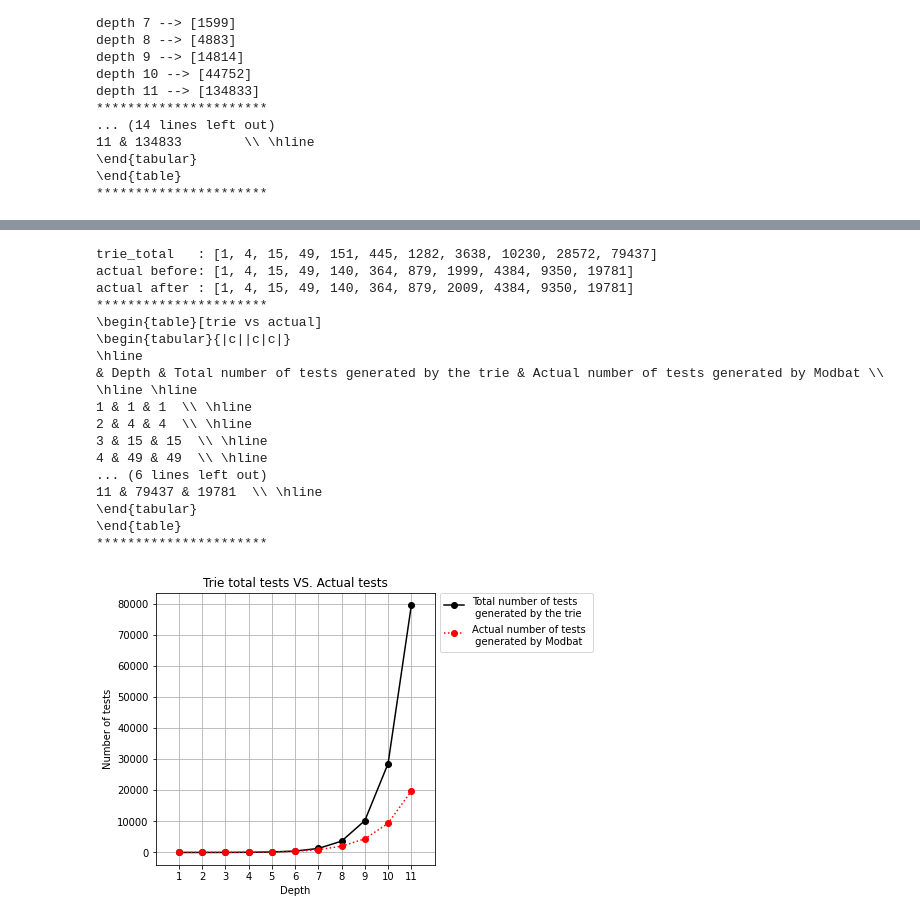
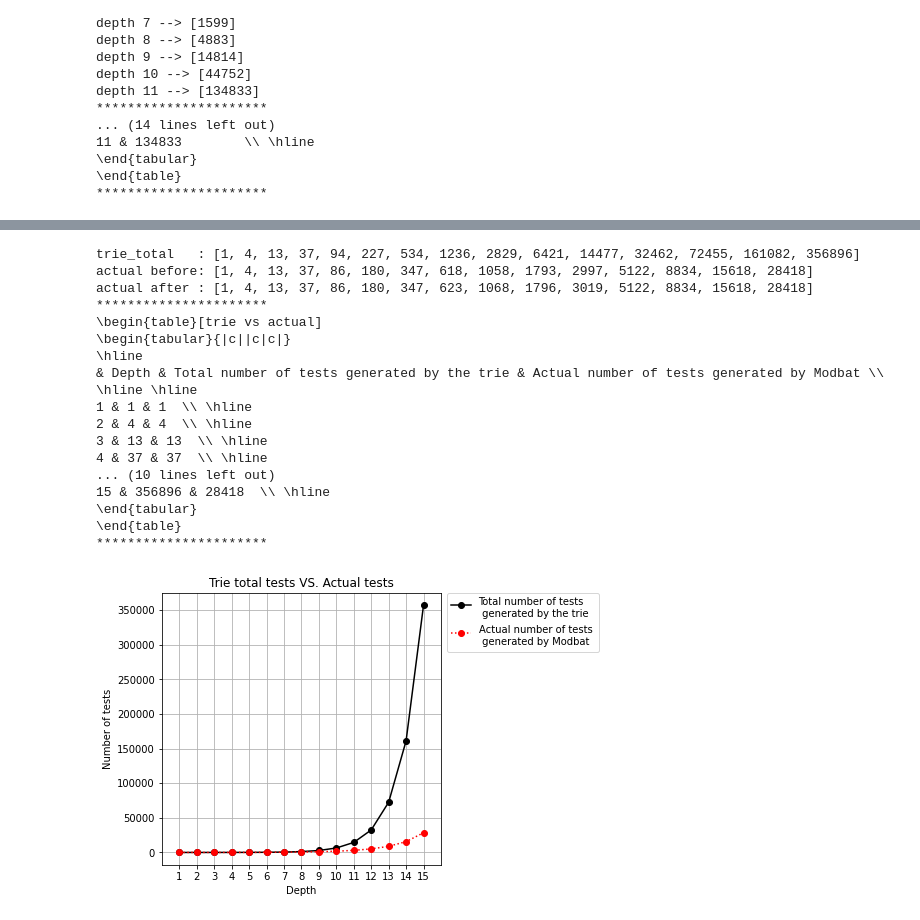
Before and after one commit to nour95/analysis, a Jupyter notebook: simple_cov/analysis/plot_JavaSocket_csv.ipynb, the cells around one changed output, grey strips where cells are left out. Drawn from its saved outputs; the diff is of its cells as text; code cells hidden in the pictures.

```diff
--- a/simple_cov/analysis/plot_JavaSocket_csv.ipynb
+++ b/simple_cov/analysis/plot_JavaSocket_csv.ipynb
@@ -275,7 +282,7 @@ data_map['loopOpt'] = bool_to_str(loopOpt)
 data_map['need_y_limit'] = True
 
 # data_map['positions'] = [1, 2,   3.5, 6, 9,  13,   17.5, 22.5]
-data_map['positions'] =   [1, 2.5, 4.5, 7, 10, 13.5, 17.5, 22]
+data_map['positions'] =   [1, 2.5, 4.5, 7.5, 11, 15, 19.5, 24.5, 30, 36, 42.5]
 coverage ='NC'
 
 data_map['bes_title'] = f'Node coverage ({coverage}) for BES'
@@ -284,6 +291,9 @@ data_map['y_bes_label'] = coverage
 data_map['rand_title'] = f'Node coverage ({coverage}) for RS'
 data_map['y_rand_label'] = coverage
 
+data_map['x_bes_lim'] = 16
+data_map['x_rand_lim'] = 45
+
 
 compare_bes_rand_given_y(bes_csv, random_csv, 'depth', 'requested_size', 'nc', u_bes, u_random, data_map)
 # %% [output]
@@ -405,19 +419,19 @@ labels after:  ['1 (1)', '4 (2)', '15 (3)', '49 (4)', '140 (5)', '364 (6)', '879
 # %%
 # trie total path
-creteria = 'trie_total_path'
+# creteria = 'trie_total_path'
 
 
-trie_total_path = extract_unique_as_map(bes_csv, u_bes, 'depth', creteria)
-print_map(trie_total_path, 'depth')
+# trie_total_path = extract_unique_as_map(bes_csv, u_bes, 'depth', creteria)
+# print_map(trie_total_path, 'depth')
 
-print("**********************")
-latex = to_latex('total trie path', trie_total_path)
-print(latex)
-print("**********************")
+# print("**********************")
+# latex = to_latex('total trie path', trie_total_path)
+# print(latex)
+# print("**********************")
 
-# fig, ax = plt.subplots(figsize=(12, 6))
+# # fig, ax = plt.subplots(figsize=(12, 6))
 
-data_map['bes_title'] = f'Total number of test generated by the \ntrie given the depth for BES'
-data_map['y_bes_label'] = 'Total test number in the trie'
+# data_map['bes_title'] = f'Total number of test generated by the \ntrie given the depth for BES'
+# data_map['y_bes_label'] = 'Total test number in the trie'
 
 # plot_one_box(bes_csv, 'depth', creteria, u_bes, data_map)
@@ -444,46 +440,49 @@ y1 = extract_unique_as_list(bes_csv, u_bes, 'depth', 'trie_total_path')
 print(f'trie_total   : {y1}')
 y2 = extract_unique_as_list(bes_csv, u_bes, 'depth', 'total_tests')
 print(f'actual before: {y2}')
-y2[7] = 2009
+y2[7] = 623
+y2[8] = 1068
+y2[9] = 1796
+y2[10] = 3019
 print(f'actual after : {y2}')
 
 
 print("**********************")
 latex = to_latex_compare('trie vs actual', u_bes, y1, y2)
 print(latex)
 print("**********************")
 
 
 
 
 data_map['bes_title'] = f'Trie total tests VS. Actual tests'
 data_map['x_bes_label'] = 'Depth'
 data_map['y_bes_label'] = 'Number of tests'
 
 data_map['y1_label'] = 'Total number of tests \n generated by the trie'
 data_map['y2_label'] = 'Actual number of tests \n generated by Modbat'
 
 
 plot_one_linear(u_bes, y1, y2, data_map)
 # %% [output]
-trie_total   : [1, 4, 15, 49, 151, 445, 1282, 3638, 10230, 28572, 79437]
-actual before: [1, 4, 15, 49, 140, 364, 879, 1999, 4384, 9350, 19781]
-actual after : [1, 4, 15, 49, 140, 364, 879, 2009, 4384, 9350, 19781]
+trie_total   : [1, 4, 13, 37, 94, 227, 534, 1236, 2829, 6421, 14477, 32462, 72455, 161082, 356896]
+actual before: [1, 4, 13, 37, 86, 180, 347, 618, 1058, 1793, 2997, 5122, 8834, 15618, 28418]
+actual after : [1, 4, 13, 37, 86, 180, 347, 623, 1068, 1796, 3019, 5122, 8834, 15618, 28418]
 **********************
 \begin{table}[trie vs actual]
 \begin{tabular}{|c||c|c|}
 \hline
 & Depth & Total number of tests generated by the trie & Actual number of tests generated by Modbat \\ \hline \hline
 1 & 1 & 1  \\ \hline
 2 & 4 & 4  \\ \hline
-3 & 15 & 15  \\ \hline
-4 & 49 & 49  \\ \hline
-... (6 lines left out)
-11 & 79437 & 19781  \\ \hline
+3 & 13 & 13  \\ \hline
+4 & 37 & 37  \\ \hline
+... (10 lines left out)
+15 & 356896 & 28418  \\ \hline
 \end{tabular}
 \end{table}
 **********************
-[figure, old version]
+[figure, new version]
 # %%
 # have a list of uniques depthes
 # then for each depth a box plot of coverage of it and the corresponding depth
```
Also changed, not shown: parts of 11 cells of this notebook, 53 other files.
